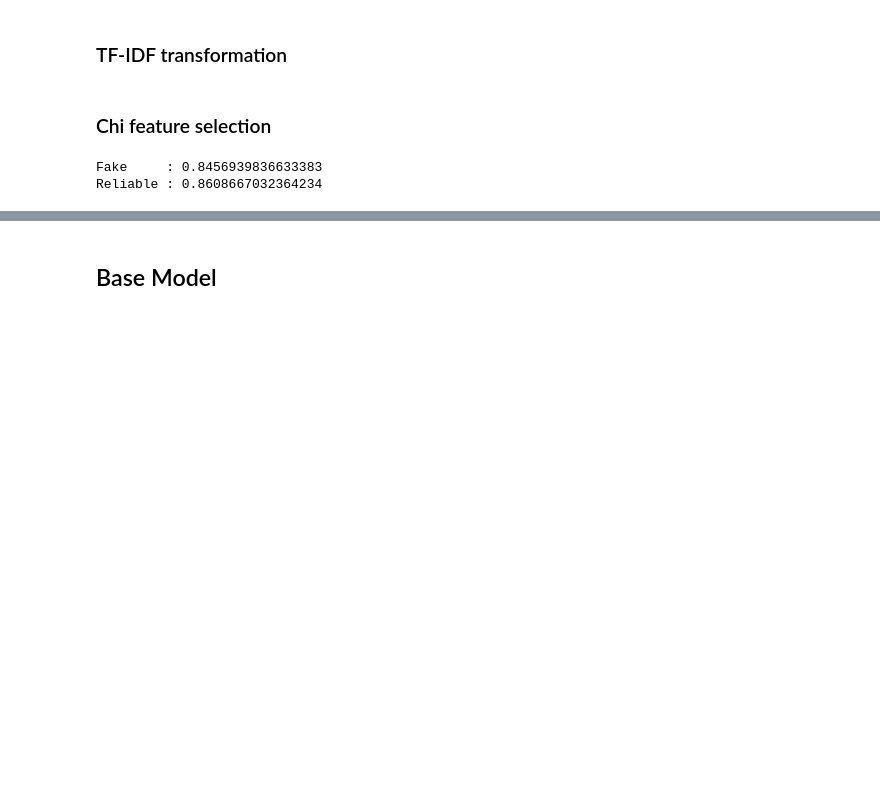
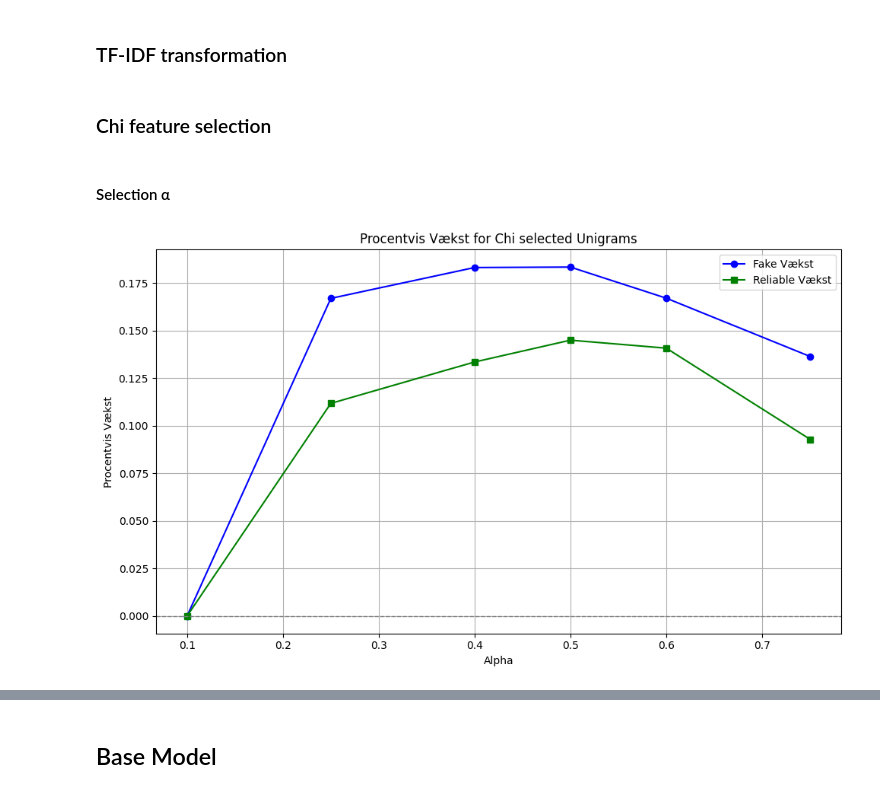
Before and after one commit to Zjt866/GDS-Fake-News-Project, a Jupyter notebook: Advanced Model/Advanced Model development.ipynb, the cells around one changed output, grey strips where cells are left out. Saved outputs shown, nothing was run; the diff lists cells and outputs as text; code cells hidden in the pictures; blank space fills up the shorter version.

Commit message:
Updated Advanced model development
Updated the advanced model to use the predefined training and validation set.
And did some hyper-parameter testing.

```diff
--- a/Advanced Model/Advanced Model development.ipynb
+++ b/Advanced Model/Advanced Model development.ipynb
@@ -46,10 +30,0 @@ Herefter opdeller jeg datasættet i træning og validation.
-# %%
-from sklearn.model_selection import train_test_split
-
-# Opdel i trænings- og testdatasæt
-temp = train_test_split(dataset['cleaned content'], dataset['type'], test_size=0.2, random_state=50, stratify=dataset['type'])
-
-Training_Data = pd.DataFrame({'X':temp[0], 'Y':temp[2]})
-Test_Data = pd.DataFrame({'X':temp[1], 'Y':temp[3]})
-
-Training_Data
@@ -69,0 +31,5 @@ Training_Data
+# %%
+Training_Data = pd.DataFrame({'X':Training_Data['cleaned content'], 'Y':Training_Data['type']})
+Test_Data = pd.DataFrame({'X':Test_Data['cleaned content'], 'Y':Test_Data['type']})
+
+Training_Data
@@ -149,17 +129,59 @@ Chi_BagOfWords = SelectFpr(chi2, alpha=0.42).fit(BagOfWords_matrix, Training_Dat
 Chi_Bigram_BagOfWords = SelectFpr(chi2, alpha=0.42).fit(Bigram_BagOfWords_matrix, Training_Data['Y'])
 
 Chi_Multigram_BagOfWords = SelectFpr(chi2, alpha=0.42).fit(Multigram_BagOfWords_matrix, Training_Data['Y'])
+# %% [markdown]
+#### Selection α
 # %%
-# Initializing and training the model
-LogReg_model = LogisticRegression(max_iter=10000)
-LogReg_model.fit(selector.transform(CountVector_matrix), Training_Data['Y'])
+from sklearn.linear_model import LogisticRegression
+from sklearn.metrics import classification_report
 
-# Testing the model
-predictions = LogReg_model.predict(selector.transform(CountVector.transform(Test_Data['X'])))
-result = classification_report(Test_Data['Y'], predictions, digits=5, output_dict=True)
-print(f'Fake     : {result['fake']['f1-score']}')
-print(f'Reliable : {result['reliable']['f1-score']}')
+outputs = {
+    'alpha':[0.1, 0.25, 0.4, 0.5, 0.6, 0.75],
+    'fake':list(),
+    'reliable':list()
+    }
+
+for i in outputs['alpha']:
+    selector = SelectFpr(chi2, alpha=i).fit(CountVector_matrix, Training_Data['Y'])
+
+    # Initializing and training the model
+    LogReg_model = LogisticRegression(max_iter=10000)
+    LogReg_model.fit(selector.transform(CountVector_matrix), Training_Data['Y'])
+
+    # Testing the model
+    predictions = LogReg_model.predict(selector.transform(CountVector.transform(Test_Data['X'])))
+    result = classification_report(Test_Data['Y'], predictions, digits=5, output_dict=True)
+
+    # saving the data
+    outputs['fake'].append(result['fake']['f1-score'])
+    outputs['reliable'].append(result['reliable']['f1-score'])
-# %% [output]
-Fake     : 0.8456939836633383
-Reliable : 0.8608667032364234
+# %%
+import numpy as np
+import matplotlib.pyplot as plt
+
+# Konverter data til NumPy arrays
+alpha = np.array(outputs['alpha'])
+fake = np.array(outputs['fake'])
+reliable = np.array(outputs['reliable'])
+
+# Beregn procentvis vækst i forhold til første værdi
+fake_growth = ((fake - fake[0]) / fake[0]) * 100
+reliable_growth = ((reliable - reliable[0]) / reliable[0]) * 100
+
+# Plot vækst
+plt.figure(figsize=(10, 6))
+plt.plot(alpha, fake_growth, label='Fake Vækst', marker='o', color='blue')
+plt.plot(alpha, reliable_growth, label='Reliable Vækst', marker='s', color='green')
+
+# Tilføj labels og layout
+plt.axhline(0, color='gray', linestyle='--', linewidth=1)  # Nul-linje for reference
+plt.xlabel('Alpha')
+plt.ylabel('Procentvis Vækst')
+plt.title('Procentvis Vækst for Chi selected Unigrams')
+plt.legend()
+plt.grid()
+plt.tight_layout()
+plt.show()
+# %% [output]
+[figure, added]
 # %%
```
Also changed, not shown: parts of 33 cells of this notebook.
